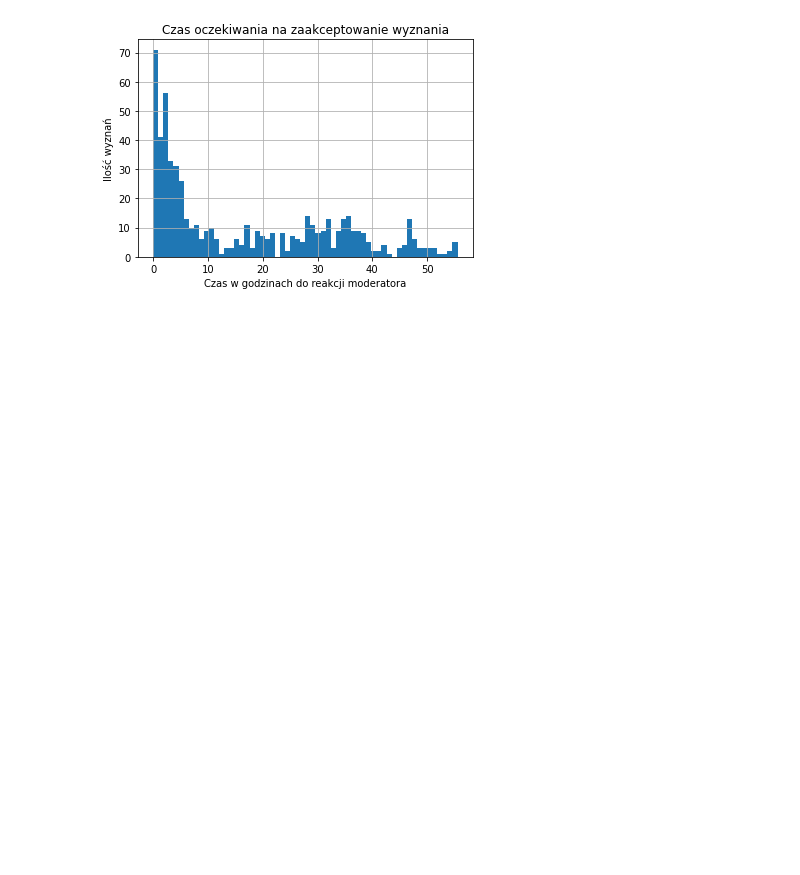
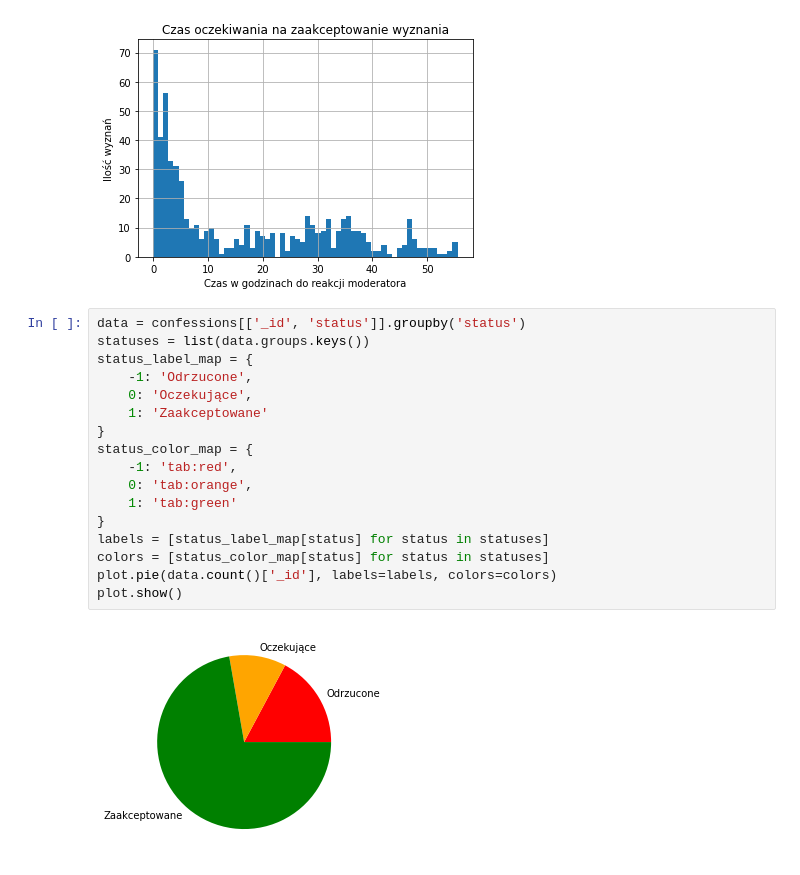
Before and after one commit to cymruu/amw_stats, a Jupyter notebook: pandas/test.ipynb, the cells around one changed output. Drawn from its saved outputs; the diff is of its cells as text; blank space fills up the shorter version.

Commit message:
pie chart of confession status

```diff
--- a/pandas/test.ipynb
+++ b/pandas/test.ipynb
@@ -102,3 +102,22 @@ plot.grid(True)
 plot.show()
 # %% [output]
 [figure]
+# %%
+data = confessions[['_id', 'status']].groupby('status')
+statuses = list(data.groups.keys())
+status_label_map = {
+    -1: 'Odrzucone',
+    0: 'Oczekujące',
+    1: 'Zaakceptowane'
+}
+status_color_map = {
+    -1: 'tab:red',
+    0: 'tab:orange',
+    1: 'tab:green'
+}
+labels = [status_label_map[status] for status in statuses]
+colors = [status_color_map[status] for status in statuses]
+plot.pie(data.count()['_id'], labels=labels, colors=colors)
+plot.show()
+# %% [output]
+[figure, added]
```
